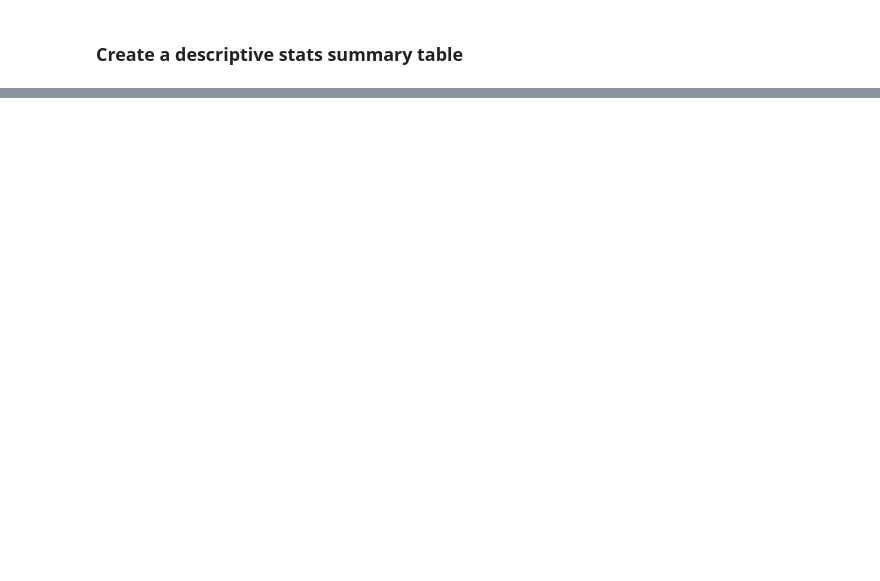
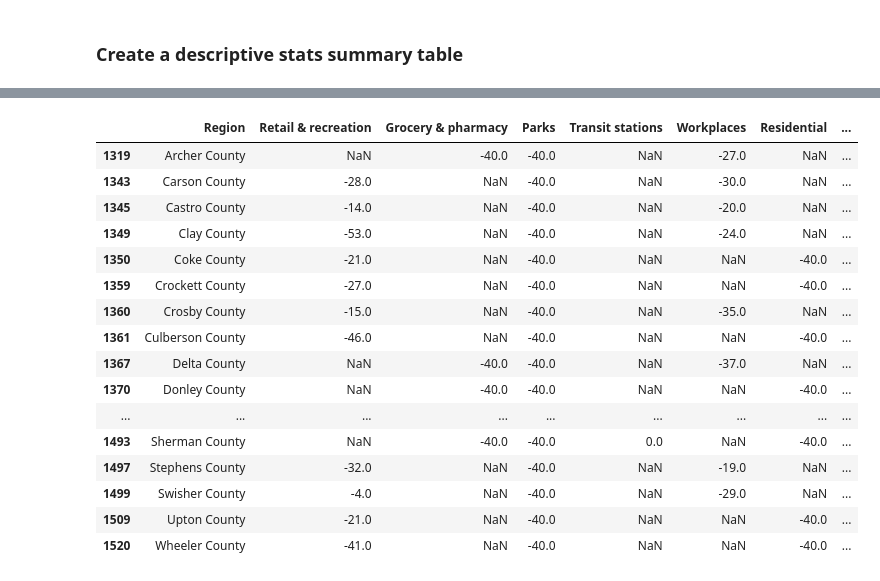
Before and after one commit to butlerbt/COVID-Mobiity, a Jupyter notebook: notebooks/EDA.ipynb, the cells around one changed output, grey strips where cells are left out. Cells and saved outputs as stored; diff of their text form; code cells hidden in the pictures; blank space fills up the shorter version.

```diff
--- a/notebooks/EDA.ipynb
+++ b/notebooks/EDA.ipynb
@@ -18,5 +18,7 @@ State                   object
 dtype: object
 # %% [markdown]
 ### Create a 'Total' Column
-# %%
-df['total']=df.sum(1,skipna=True)
+# %%
+num_values = 100*(6-df[['Retail & recreation','Grocery & pharmacy','Parks','Transit stations','Workplaces','Residential']].isnull().sum(axis=1))
+df['total']=(df.sum(1,skipna=True)/num_values)
+num_values
@@ -75,0 +98,20 @@ sum_df.head()
+# %%
+df.loc[(df['Parks']==-40)&(df['State']=='Texas')]
+# %% [output]
+|  | Region | Retail & recreation | Grocery & pharmacy | Parks | Transit stations | Workplaces | Residential | ... |
+| 1319 | Archer County | NaN | -40.0 | -40.0 | NaN | -27.0 | NaN | ... |
+| 1343 | Carson County | -28.0 | NaN | -40.0 | NaN | -30.0 | NaN | ... |
+| 1345 | Castro County | -14.0 | NaN | -40.0 | NaN | -20.0 | NaN | ... |
+| 1349 | Clay County | -53.0 | NaN | -40.0 | NaN | -24.0 | NaN | ... |
+| 1350 | Coke County | -21.0 | NaN | -40.0 | NaN | NaN | -40.0 | ... |
+| 1359 | Crockett County | -27.0 | NaN | -40.0 | NaN | NaN | -40.0 | ... |
+| 1360 | Crosby County | -15.0 | NaN | -40.0 | NaN | -35.0 | NaN | ... |
+| 1361 | Culberson County | -46.0 | NaN | -40.0 | NaN | NaN | -40.0 | ... |
+| 1367 | Delta County | NaN | -40.0 | -40.0 | NaN | -37.0 | NaN | ... |
+| 1370 | Donley County | NaN | -40.0 | -40.0 | NaN | NaN | -40.0 | ... |
+| ... | ... | ... | ... | ... | ... | ... | ... | ... |
+| 1493 | Sherman County | NaN | -40.0 | -40.0 | 0.0 | NaN | -40.0 | ... |
+| 1497 | Stephens County | -32.0 | NaN | -40.0 | NaN | -19.0 | NaN | ... |
+| 1499 | Swisher County | -4.0 | NaN | -40.0 | NaN | -29.0 | NaN | ... |
+| 1509 | Upton County | -21.0 | NaN | -40.0 | NaN | NaN | -40.0 | ... |
+| 1520 | Wheeler County | -41.0 | NaN | -40.0 | NaN | NaN | -40.0 | ... |
```
Also changed, not shown: parts of 5 cells of this notebook, 2 other files.
